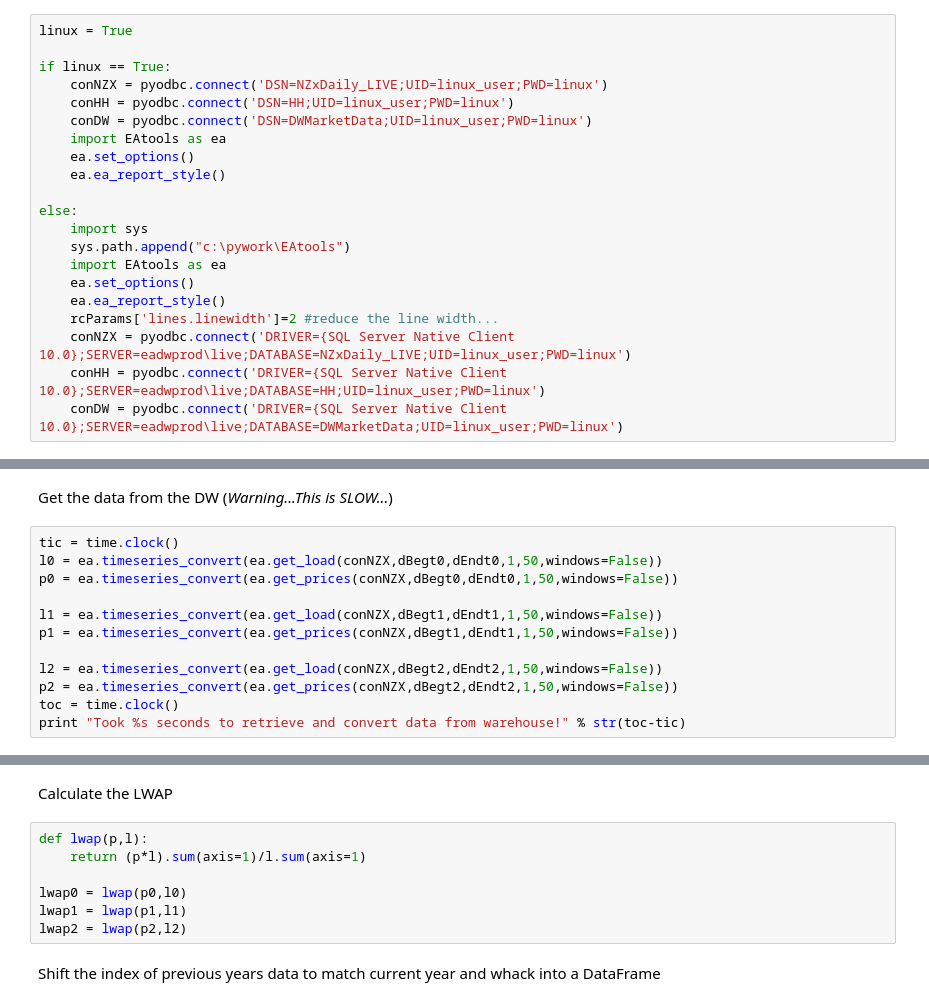
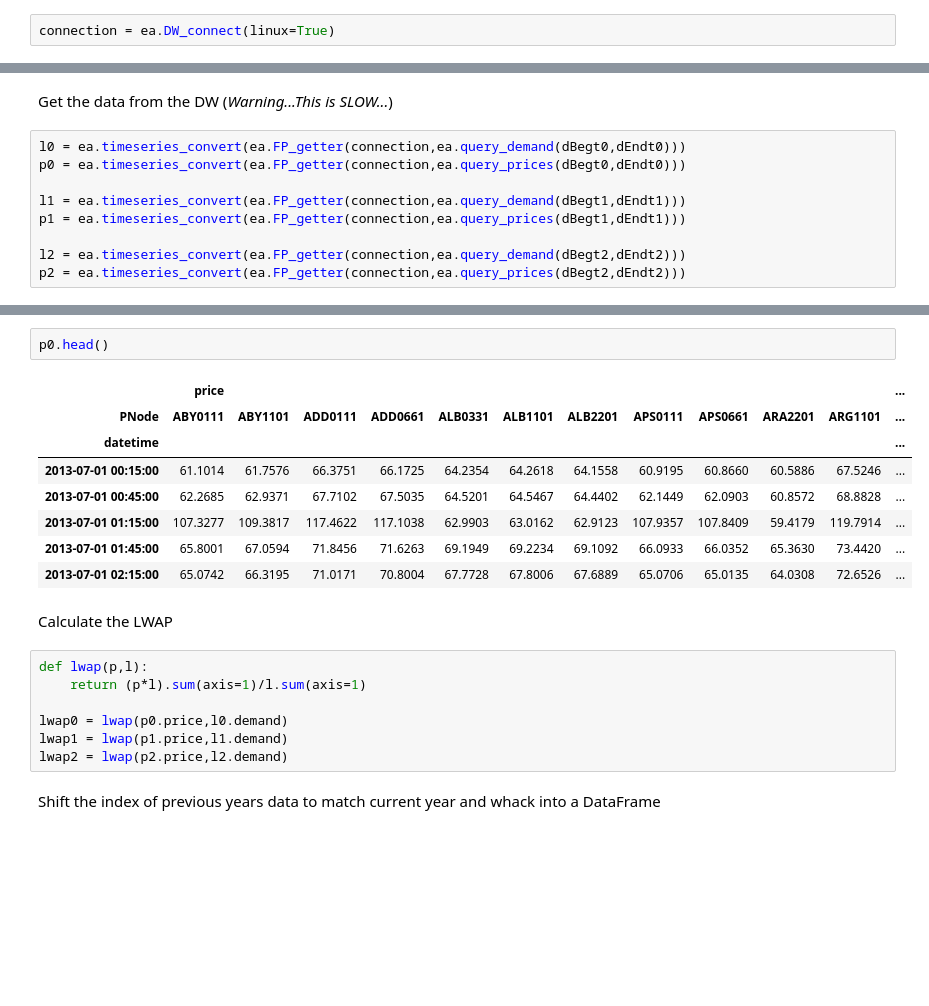
Before and after one commit to jcrabtree/reporting, a Jupyter notebook: demand_weighted_average_price.ipynb, the cells around one changed output, grey strips where cells are left out. Cells and saved outputs as stored; diff of their text form; blank space fills up the shorter version.

Commit message:
Addtional changes reflecting updates to EAtools

```diff
--- a/demand_weighted_average_price.ipynb
+++ b/demand_weighted_average_price.ipynb
@@ -12,26 +11,7 @@ import time
 # %% [markdown]
 Connect to the Data Warehouse
-# %%
-linux = True
-
-if linux == True:
-    conNZX = pyodbc.connect('DSN=NZxDaily_LIVE;UID=linux_user;PWD=linux')
-    conHH = pyodbc.connect('DSN=HH;UID=linux_user;PWD=linux')
-    conDW = pyodbc.connect('DSN=DWMarketData;UID=linux_user;PWD=linux')
-    import EAtools as ea
-    ea.set_options()
-    ea.ea_report_style()
-
-else:
-    import sys
-    sys.path.append("c:\pywork\EAtools")
-    import EAtools as ea
-    ea.set_options()
-    ea.ea_report_style()
-    rcParams['lines.linewidth']=2 #reduce the line width...
-    conNZX = pyodbc.connect('DRIVER={SQL Server Native Client 10.0};SERVER=eadwprod\live;DATABASE=NZxDaily_LIVE;UID=linux_user;PWD=linux')
-    conHH = pyodbc.connect('DRIVER={SQL Server Native Client 10.0};SERVER=eadwprod\live;DATABASE=HH;UID=linux_user;PWD=linux')
-    conDW = pyodbc.connect('DRIVER={SQL Server Native Client 10.0};SERVER=eadwprod\live;DATABASE=DWMarketData;UID=linux_user;PWD=linux')
+# %%
+connection = ea.DW_connect(linux=True)
 # %% [markdown]
 Define start and end datetime objects
 # %%
@@ -55,15 +29,12 @@ dEndt2 = datetime.date(dt.datetime.now().date().year-2,dt.datetime.now().date().
 # %% [markdown]
 Get the data from the DW (*Warning...This is SLOW...*)
 # %%
-tic = time.clock()
-l0 = ea.timeseries_convert(ea.get_load(conNZX,dBegt0,dEndt0,1,50,windows=False))
-p0 = ea.timeseries_convert(ea.get_prices(conNZX,dBegt0,dEndt0,1,50,windows=False))
+l0 = ea.timeseries_convert(ea.FP_getter(connection,ea.query_demand(dBegt0,dEndt0)))
+p0 = ea.timeseries_convert(ea.FP_getter(connection,ea.query_prices(dBegt0,dEndt0)))
 
-l1 = ea.timeseries_convert(ea.get_load(conNZX,dBegt1,dEndt1,1,50,windows=False))
-p1 = ea.timeseries_convert(ea.get_prices(conNZX,dBegt1,dEndt1,1,50,windows=False))
+l1 = ea.timeseries_convert(ea.FP_getter(connection,ea.query_demand(dBegt1,dEndt1)))
+p1 = ea.timeseries_convert(ea.FP_getter(connection,ea.query_prices(dBegt1,dEndt1)))
 
-l2 = ea.timeseries_convert(ea.get_load(conNZX,dBegt2,dEndt2,1,50,windows=False))
-p2 = ea.timeseries_convert(ea.get_prices(conNZX,dBegt2,dEndt2,1,50,windows=False))
-toc = time.clock()
-print "Took %s seconds to retrieve and convert data from warehouse!" % str(toc-tic)
+l2 = ea.timeseries_convert(ea.FP_getter(connection,ea.query_demand(dBegt2,dEndt2)))
+p2 = ea.timeseries_convert(ea.FP_getter(connection,ea.query_prices(dBegt2,dEndt2)))
 # %% [output]
@@ -71,12 +47,23 @@ Took 265.28 seconds to retrieve and convert data from warehouse!
+# %%
+p0.head()
+# %% [output]
+|  | price |  |  |  |  |  |  |  |  |  |  | ... |
+| PNode | ABY0111 | ABY1101 | ADD0111 | ADD0661 | ALB0331 | ALB1101 | ALB2201 | APS0111 | APS0661 | ARA2201 | ARG1101 | ... |
+| datetime |  |  |  |  |  |  |  |  |  |  |  | ... |
+| 2013-07-01 00:15:00 | 61.1014 | 61.7576 | 66.3751 | 66.1725 | 64.2354 | 64.2618 | 64.1558 | 60.9195 | 60.8660 | 60.5886 | 67.5246 | ... |
+| 2013-07-01 00:45:00 | 62.2685 | 62.9371 | 67.7102 | 67.5035 | 64.5201 | 64.5467 | 64.4402 | 62.1449 | 62.0903 | 60.8572 | 68.8828 | ... |
+| 2013-07-01 01:15:00 | 107.3277 | 109.3817 | 117.4622 | 117.1038 | 62.9903 | 63.0162 | 62.9123 | 107.9357 | 107.8409 | 59.4179 | 119.7914 | ... |
+| 2013-07-01 01:45:00 | 65.8001 | 67.0594 | 71.8456 | 71.6263 | 69.1949 | 69.2234 | 69.1092 | 66.0933 | 66.0352 | 65.3630 | 73.4420 | ... |
+| 2013-07-01 02:15:00 | 65.0742 | 66.3195 | 71.0171 | 70.8004 | 67.7728 | 67.8006 | 67.6889 | 65.0706 | 65.0135 | 64.0308 | 72.6526 | ... |
 # %% [markdown]
 Calculate the LWAP
 # %%
 def lwap(p,l):
     return (p*l).sum(axis=1)/l.sum(axis=1)
 
-lwap0 = lwap(p0,l0)
-lwap1 = lwap(p1,l1)
-lwap2 = lwap(p2,l2)
+lwap0 = lwap(p0.price,l0.demand)
+lwap1 = lwap(p1.price,l1.demand)
+lwap2 = lwap(p2.price,l2.demand)
 # %% [markdown]
 Shift the index of previous years data to match current year and whack into a DataFrame
 # %%
```
Also changed, not shown: parts of 4 cells of this notebook, 1 other file.
